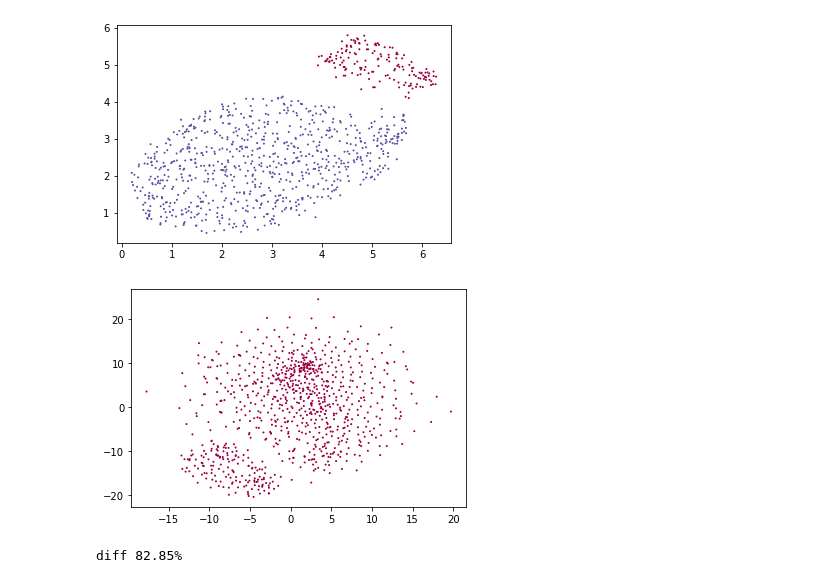
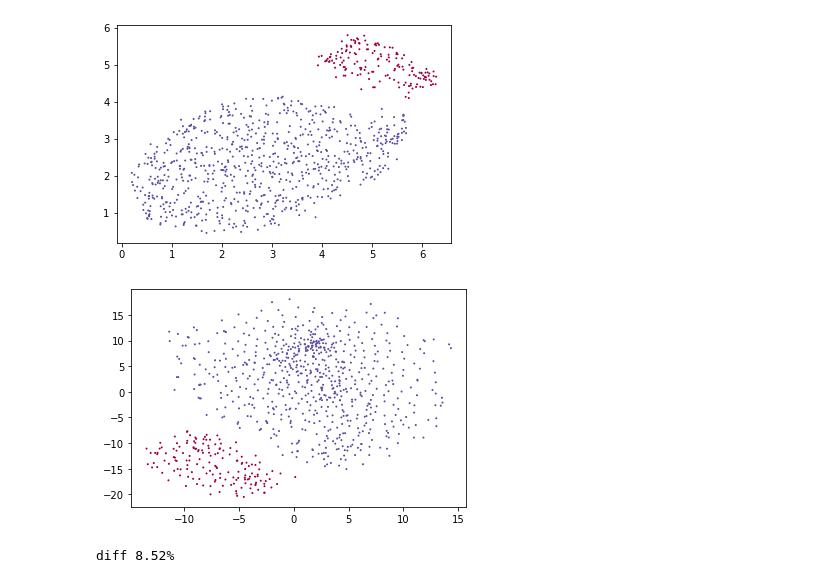
Before and after one commit to chingheng113/reStroke, a Jupyter notebook: experiments/clustering.ipynb, the cells around one changed output. Cells and saved outputs as stored; diff of their text form; code cells hidden in the pictures.

```diff
--- a/experiments/clustering.ipynb
+++ b/experiments/clustering.ipynb
@@ -107,20 +112,21 @@ tidy_data['umap_label'] = umap_labels
 [figure]
 # %%
 # tsne_labels = hdbscan.HDBSCAN(min_samples=10, min_cluster_size=50).fit_predict(tsne_heom_embedding)
-tsne_labels = DBSCAN(eps=5, min_samples=5).fit_predict(tsne_heom_embedding)
+tsne_labels = DBSCAN(eps=1.8, min_samples=3).fit_predict(tsne_heom_embedding)
 clustered = (tsne_labels >= 0)
+plt.clf()
 plt.scatter(tsne_heom_embedding[clustered, 0],
             tsne_heom_embedding[clustered, 1],
             c=tsne_labels[clustered],
             s=1,
             cmap='Spectral');
 tidy_data['tsne_labels'] = tsne_labels
 # %% [output]
-[figure, old version]
+[figure, new version]
 # %%
 label_diff = umap_labels - tsne_labels
 print('diff %.2f%%' %(len(label_diff[label_diff !=0])/len(label_diff)*100))
 # %% [output]
-diff 82.85%
+diff 8.52%
 # %%
 tidy_data.to_csv('cluster_result.csv', index=False)
```
Also changed, not shown: parts of 5 cells of this notebook, 2 other files.
